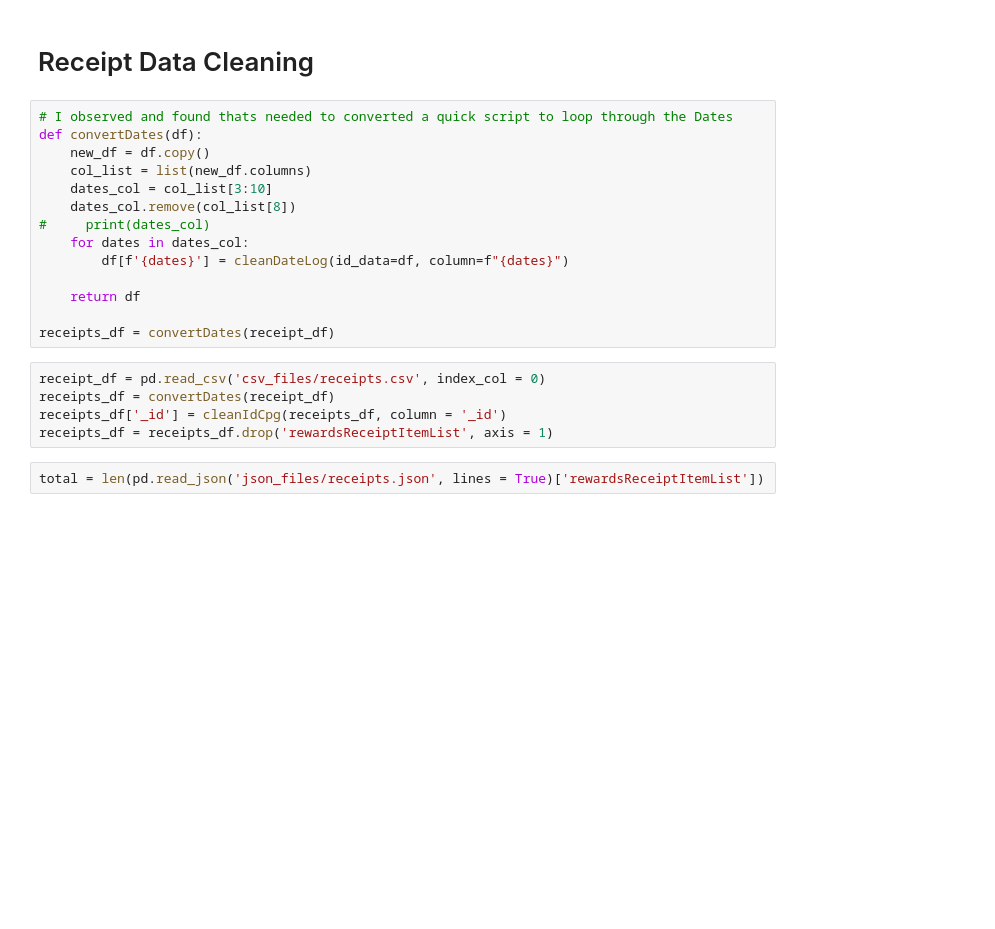
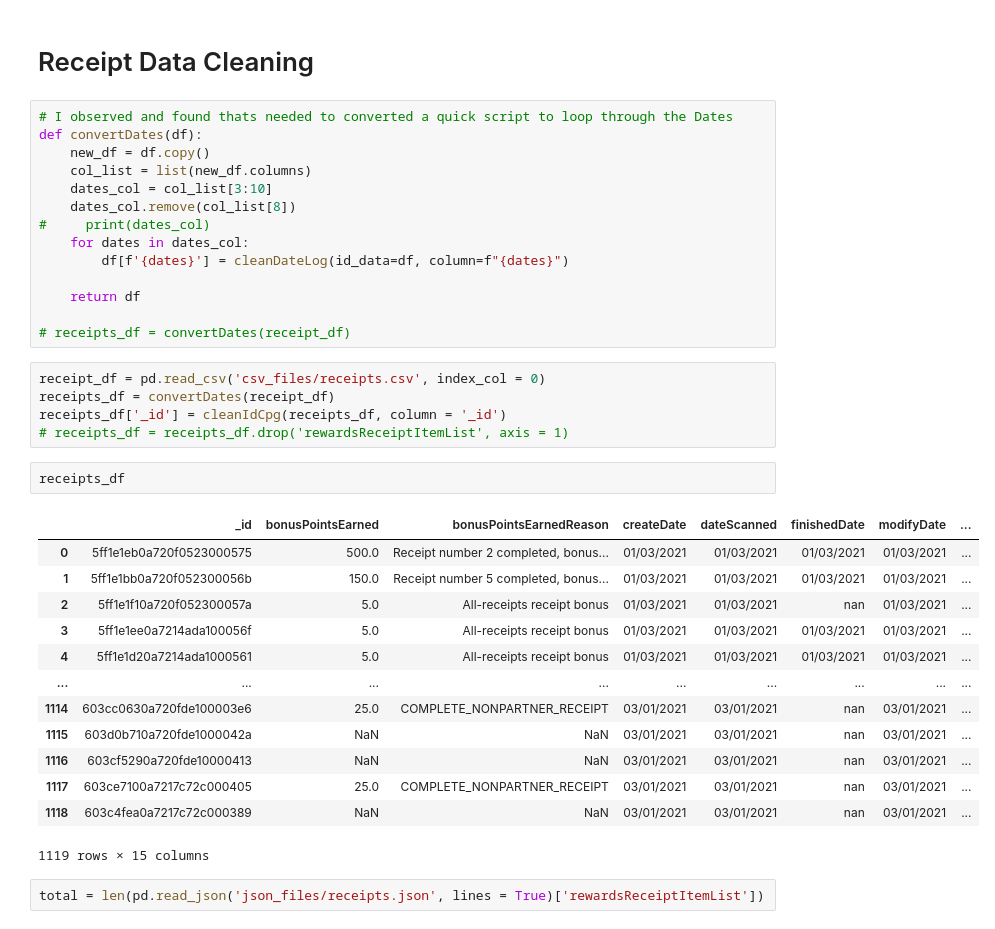
Before and after one commit to Jwdaniel34/fetch-rewards-code, a Jupyter notebook: data_cleaning.ipynb, the cells around one changed output. Saved outputs shown, nothing was run; the diff lists cells and outputs as text; blank space fills up the shorter version.

Commit message:
receiptitemdataset has been transformed, now to arrange data properly for data model, checking to see which data is needed for future analysis

```diff
--- a/data_cleaning.ipynb
+++ b/data_cleaning.ipynb
@@ -134,12 +134,28 @@ def convertDates(df):
 
     return df
 
-receipts_df = convertDates(receipt_df)
+# receipts_df = convertDates(receipt_df)
 # %%
 receipt_df = pd.read_csv('csv_files/receipts.csv', index_col = 0)
 receipts_df = convertDates(receipt_df)
 receipts_df['_id'] = cleanIdCpg(receipts_df, column = '_id')
-receipts_df = receipts_df.drop('rewardsReceiptItemList', axis = 1)
+# receipts_df = receipts_df.drop('rewardsReceiptItemList', axis = 1)
+# %%
+receipts_df
+# %% [output]
+|  | _id | bonusPointsEarned | bonusPointsEarnedReason | createDate | dateScanned | finishedDate | modifyDate | ... |
+| 0 | 5ff1e1eb0a720f0523000575 | 500.0 | Receipt number 2 completed, bonus... | 01/03/2021 | 01/03/2021 | 01/03/2021 | 01/03/2021 | ... |
+| 1 | 5ff1e1bb0a720f052300056b | 150.0 | Receipt number 5 completed, bonus... | 01/03/2021 | 01/03/2021 | 01/03/2021 | 01/03/2021 | ... |
+| 2 | 5ff1e1f10a720f052300057a | 5.0 | All-receipts receipt bonus | 01/03/2021 | 01/03/2021 | nan | 01/03/2021 | ... |
+| 3 | 5ff1e1ee0a7214ada100056f | 5.0 | All-receipts receipt bonus | 01/03/2021 | 01/03/2021 | 01/03/2021 | 01/03/2021 | ... |
+| 4 | 5ff1e1d20a7214ada1000561 | 5.0 | All-receipts receipt bonus | 01/03/2021 | 01/03/2021 | 01/03/2021 | 01/03/2021 | ... |
+| ... | ... | ... | ... | ... | ... | ... | ... | ... |
+| 1114 | 603cc0630a720fde100003e6 | 25.0 | COMPLETE_NONPARTNER_RECEIPT | 03/01/2021 | 03/01/2021 | nan | 03/01/2021 | ... |
+| 1115 | 603d0b710a720fde1000042a | NaN | NaN | 03/01/2021 | 03/01/2021 | nan | 03/01/2021 | ... |
+| 1116 | 603cf5290a720fde10000413 | NaN | NaN | 03/01/2021 | 03/01/2021 | nan | 03/01/2021 | ... |
+| 1117 | 603ce7100a7217c72c000405 | 25.0 | COMPLETE_NONPARTNER_RECEIPT | 03/01/2021 | 03/01/2021 | nan | 03/01/2021 | ... |
+| 1118 | 603c4fea0a7217c72c000389 | NaN | NaN | 03/01/2021 | 03/01/2021 | nan | 03/01/2021 | ... |
+1119 rows × 15 columns
 # %%
 total = len(pd.read_json('json_files/receipts.json', lines = True)['rewardsReceiptItemList'])
 # %% [markdown]
```
Also changed, not shown: parts of 38 cells of this notebook.
